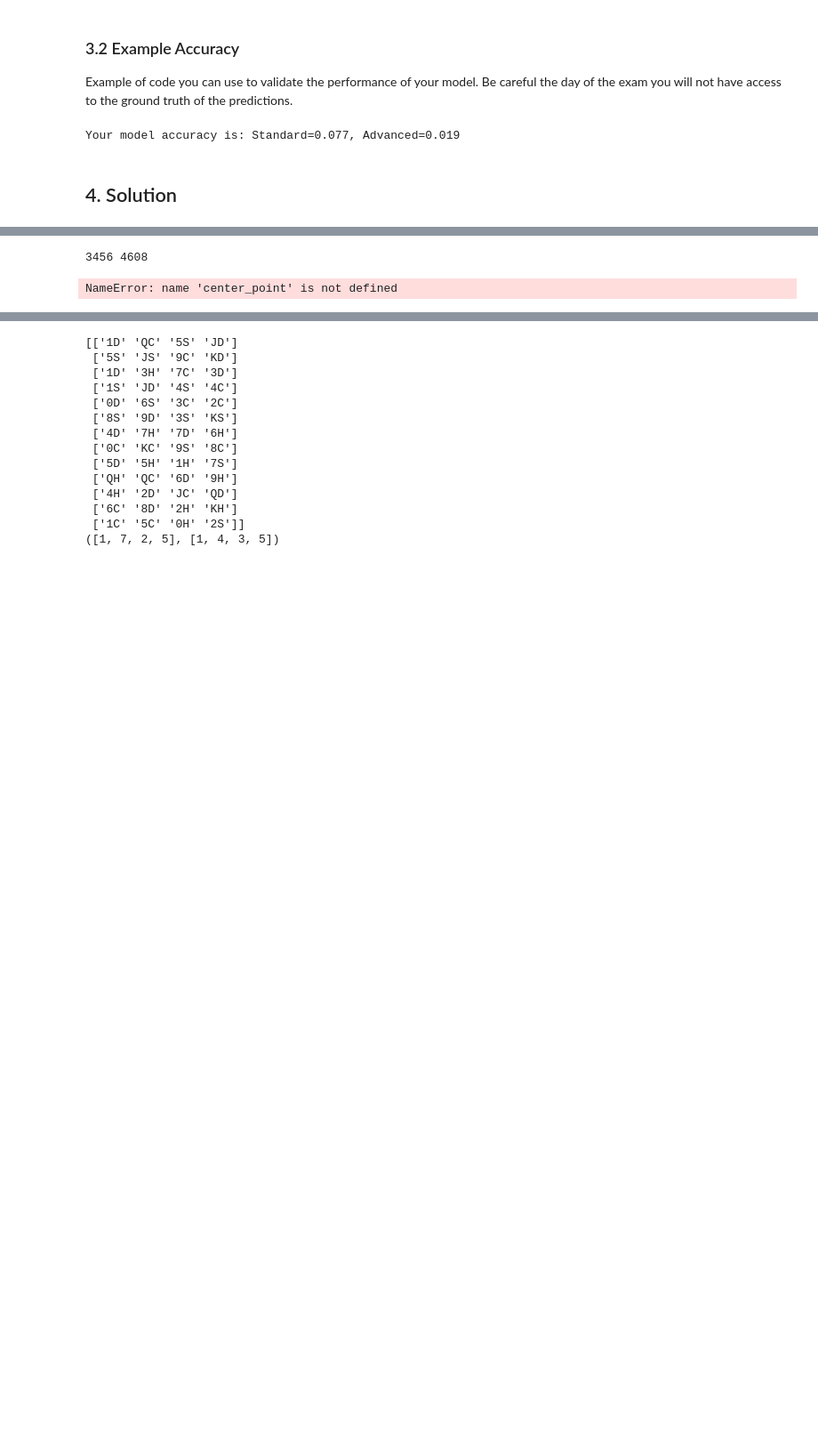
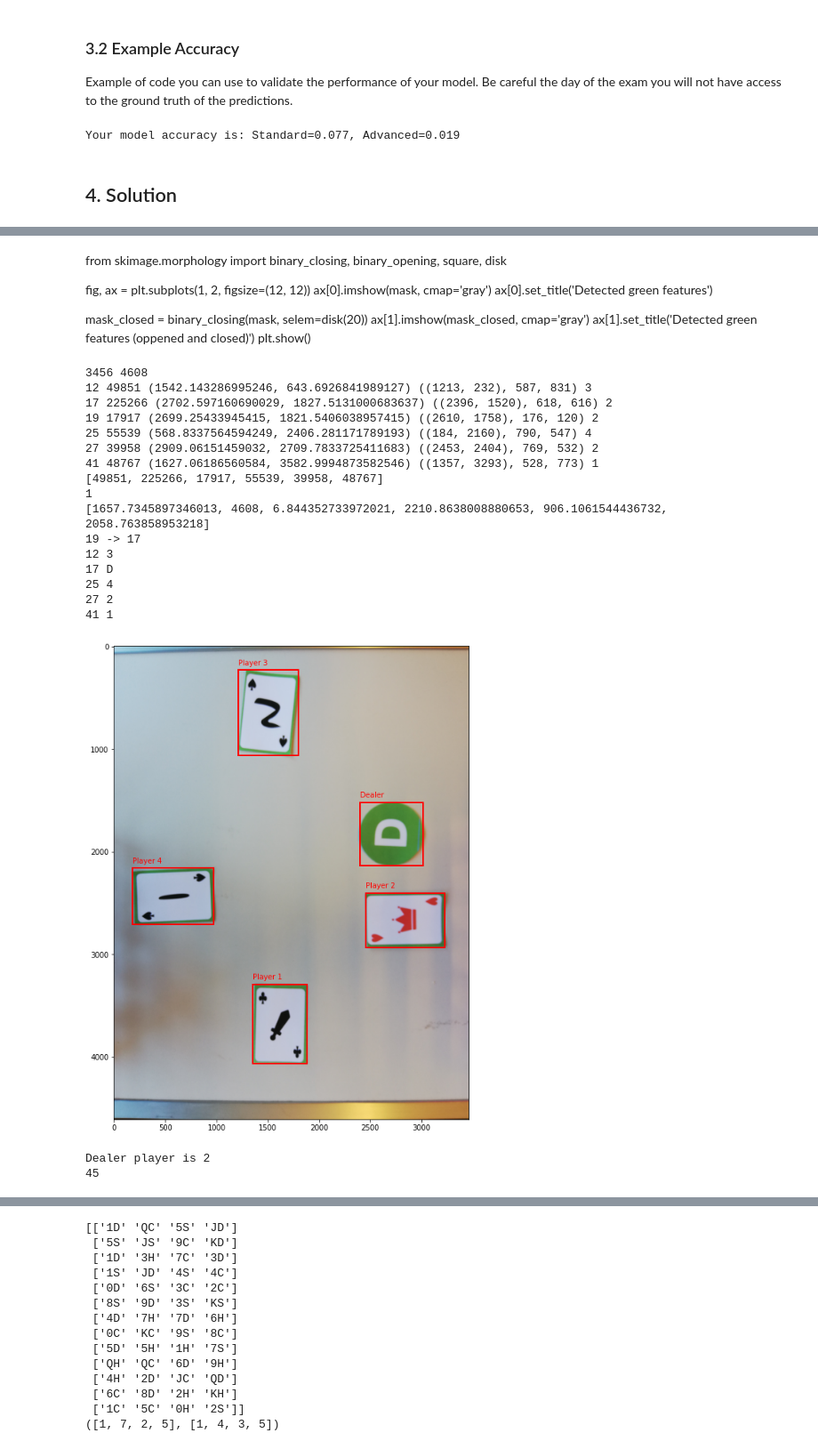
Before and after one commit to aalshabaan/iapr, a Jupyter notebook: project/project.ipynb, the cells around one changed output, grey strips where cells are left out. Shown at 89% size. Saved outputs shown, nothing was run; the diff lists cells and outputs as text; code cells hidden in the pictures; blank space fills up the shorter version.

```diff
--- a/project/project.ipynb
+++ b/project/project.ipynb
@@ -227,3 +221,14 @@ plt.show()
+# %% [markdown]
+from skimage.morphology import binary_closing, binary_opening, square, disk
+
+fig, ax = plt.subplots(1, 2, figsize=(12, 12))
+ax[0].imshow(mask, cmap='gray')
+ax[0].set_title('Detected green features')
+
+mask_closed = binary_closing(mask, selem=disk(20))
+ax[1].imshow(mask_closed, cmap='gray')
+ax[1].set_title('Detected green features (oppened and closed)')
+plt.show()
 # %%
 # Idea : disciminate the Dealer from the cards by using the number of pixels
 # the dealer will have a larger number of pixels than the other cards
@@ -237,8 +242,8 @@ import math
 def dist_eucl(a, b):
     return math.sqrt((a[0]-b[0])**2+(a[1]-b[1])**2)
 
-
-items_labels, num_items = label(mask_closed, return_num=True)
+# label items in image
+im_label_mask, num_items = label(mask, return_num=True)
 
 im_height, im_width = mask.shape
 print(im_width, im_height)
@@ -255,13 +260,13 @@ items = []
 num_pixs = []
 role = []
 for i in range(num_items):
-    pix_num = (items_labels==i+1).sum()
+    pix_num = (im_label_mask==i+1).sum()
     if pix_num > 10000:
         # items that are big enough
         retained_items.append(i+1)
         num_pixs.append(pix_num)
         # coordinates of the points belonging to this item
-        coords_item = np.where(items_labels==i+1)
+        coords_item = np.where(im_label_mask==i+1)
         top = coords_item[0].min()
         right = coords_item[1].max()
         bot = coords_item[0].max()
@@ -276,6 +281,7 @@ for i in range(num_items):
         center_y, center_x = [a.mean() for a in coords_item]  # y, x
         c_points_x.append(center_x)
         c_points_y.append(center_y)
+        center_point = (center_x, center_y)
         # decide which player it is
         player_num = np.argmin([(center_x-p[0])**2+(center_y-p[1])**2 for p in player_pos]) + 1
         player_num = np.argmin([dist_eucl((center_x, center_y), p) for p in player_pos]) + 1
@@ -285,43 +291,69 @@ for i in range(num_items):
 # dealer is the larges number of pixels
 print(num_pixs)
 dealer_index = np.argmax(num_pixs)
+dealer_player = role[dealer_index]
 role[dealer_index] = 'D'
 print(dealer_index)
 
 # find other part of D
 dealer_x = c_points_x[dealer_index]
 dealer_y = c_points_y[dealer_index]
 dist_to_D = [dist_eucl((a_x, a_y), (dealer_x, dealer_y)) if i != dealer_index else im_height for i, (a_x, a_y) in enumerate(zip(c_points_x, c_points_y)) ]
 print(dist_to_D)
 small_d_index = np.argmin(dist_to_D)
 role[small_d_index] = 'd'
 
+# merge the 'd' with the 'D'
+item_small_d = retained_items[small_d_index]
+item_big_D = retained_items[dealer_index]
+print(item_small_d, '->', item_big_D)
+im_label_mask[im_label_mask==item_small_d] = item_big_D
+del rects[small_d_index]
+del retained_items[small_d_index]
+del role[small_d_index]
+num_items -= 1
+
 [print(a, b) for a, b in zip(retained_items, role)]
 
 plt.figure(figsize=(12,12))
-plt.scatter(c_points_x, c_points_y)
+# plt.scatter(c_points_x, c_points_y)
 for i, (idx, rect) in enumerate(zip(retained_items, rects)):
     rect_patch = Rectangle(*rect, fill=False, lw=2, ec='r')
     plt.gca().add_patch(rect_patch)
-    plt.annotate(f'Player {role[i]}', rect[0], c='r')
+    anch = list(rect[0])
+    anch[1] -= 50
+    if role[i] == 'D':
+        plt.annotate('Dealer', anch, c='r')
+    else:
+        plt.annotate(f'Player {role[i]}', anch, c='r')
 # plt.imshow(~mask, cmap='gray')
 plt.imshow(im, cmap='gray')
 # plt.savefig('result.jpg')
 plt.show()
 
+print(f'Dealer player is {dealer_player}')
 # plt.figure(figsize=(24,24))
 # plt.imshow(items_labels!=6, cmap='gray')
 # plt.title('Detected green features')
 # plt.show()
 print(num_items)
-
-for i in range(num_items):
-    pix_num = (items_labels==i+1).sum()
-    if pix_num > 10000:
-        plt.figure(figsize=(12,12))
-        plt.imshow(items_labels!=i+1, cmap='gray')
-        plt.title(f'Item {i+1}')
-        plt.show()
 # %% [output]
 3456 4608
+12 49851 (1542.143286995246, 643.6926841989127) ((1213, 232), 587, 831) 3
+17 225266 (2702.597160690029, 1827.5131000683637) ((2396, 1520), 618, 616) 2
+19 17917 (2699.25433945415, 1821.5406038957415) ((2610, 1758), 176, 120) 2
+25 55539 (568.8337564594249, 2406.281171789193) ((184, 2160), 790, 547) 4
+27 39958 (2909.06151459032, 2709.7833725411683) ((2453, 2404), 769, 532) 2
+41 48767 (1627.06186560584, 3582.9994873582546) ((1357, 3293), 528, 773) 1
+[49851, 225266, 17917, 55539, 39958, 48767]
+1
+[1657.7345897346013, 4608, 6.844352733972021, 2210.8638008880653, 906.1061544436732, 2058.763858953218]
+19 -> 17
+12 3
+17 D
+25 4
+27 2
+41 1
+[figure, added]
-NameError: name 'center_point' is not defined
+Dealer player is 2
+45
```
Also changed, not shown: parts of 5 cells of this notebook, 1 other file.
